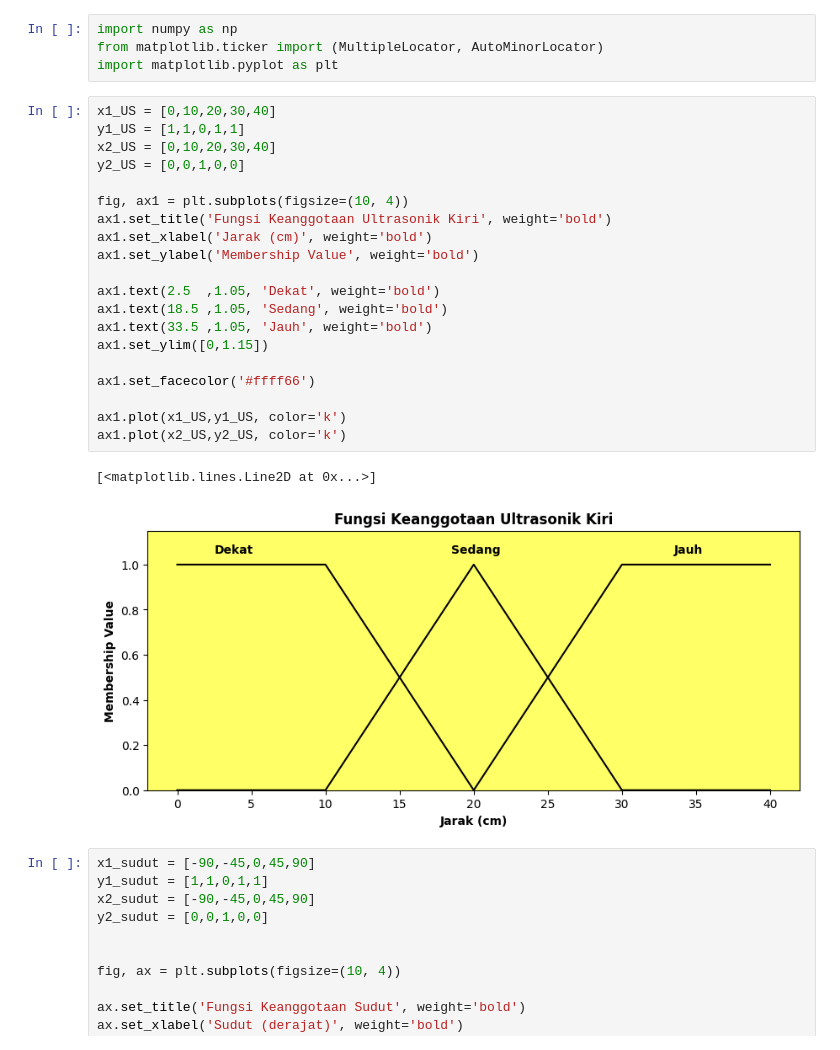
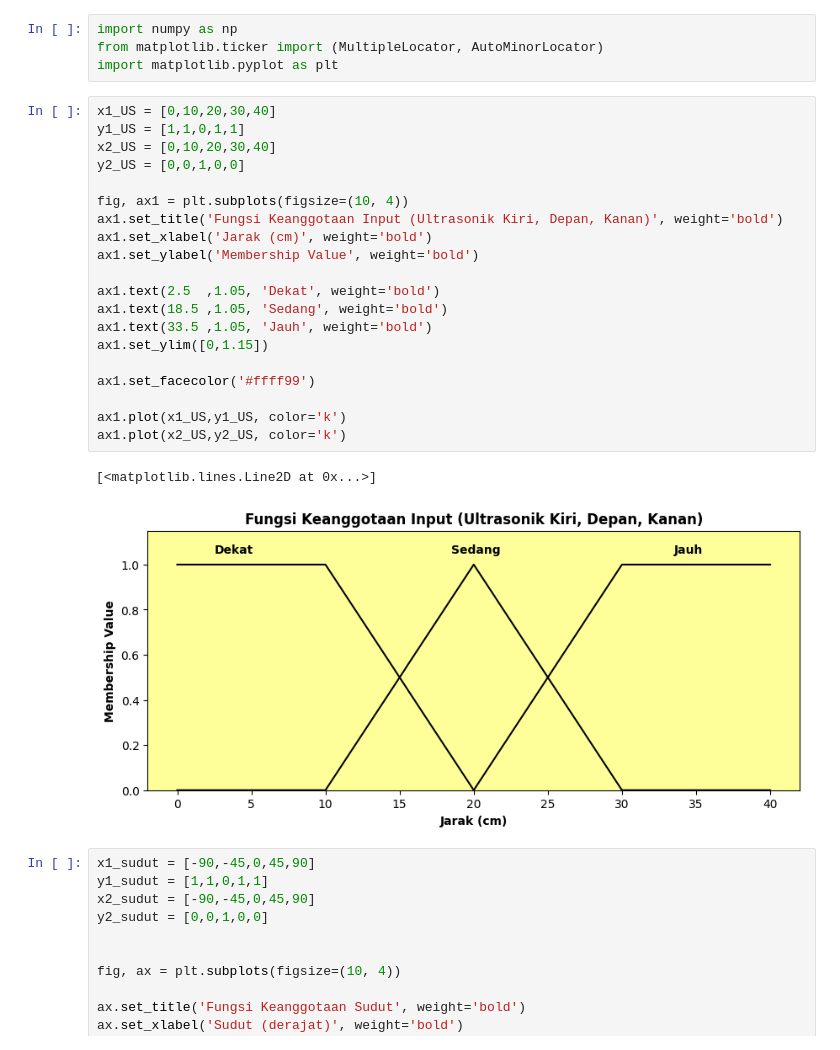
Before and after one commit to faizdaffa/Micromouse-PCB, a Jupyter notebook: ipynb/fuzzy.ipynb, the cells around one changed output. Saved outputs shown, nothing was run; the diff lists cells and outputs as text.

```diff
--- a/ipynb/fuzzy.ipynb
+++ b/ipynb/fuzzy.ipynb
@@ -26,26 +5,26 @@ import matplotlib.pyplot as plt
 # %%
 x1_US = [0,10,20,30,40]
 y1_US = [1,1,0,1,1]
 x2_US = [0,10,20,30,40]
 y2_US = [0,0,1,0,0]
 
 fig, ax1 = plt.subplots(figsize=(10, 4))
-ax1.set_title('Fungsi Keanggotaan Ultrasonik Kiri', weight='bold')
+ax1.set_title('Fungsi Keanggotaan Input (Ultrasonik Kiri, Depan, Kanan)', weight='bold')
 ax1.set_xlabel('Jarak (cm)', weight='bold')
 ax1.set_ylabel('Membership Value', weight='bold')
 
 ax1.text(2.5  ,1.05, 'Dekat', weight='bold')
 ax1.text(18.5 ,1.05, 'Sedang', weight='bold')
 ax1.text(33.5 ,1.05, 'Jauh', weight='bold')
 ax1.set_ylim([0,1.15])
 
-ax1.set_facecolor('#ffff66')
+ax1.set_facecolor('#ffff99')
 
 ax1.plot(x1_US,y1_US, color='k')
 ax1.plot(x2_US,y2_US, color='k')
 # %% [output]
 [<matplotlib.lines.Line2D at 0x...>]
-[figure, old version]
+[figure, new version]
 # %%
 x1_sudut = [-90,-45,0,45,90]
 y1_sudut = [1,1,0,1,1]
```
Also changed, not shown: parts of 1 cell of this notebook, 5 other files.
